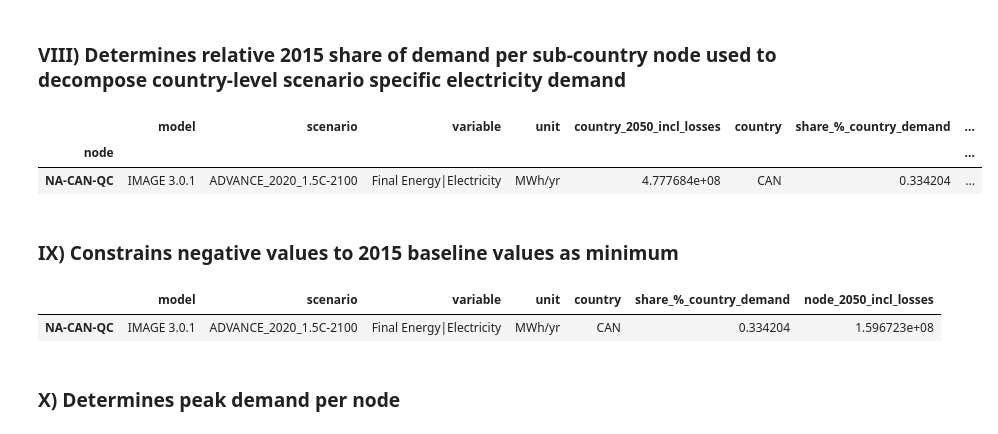
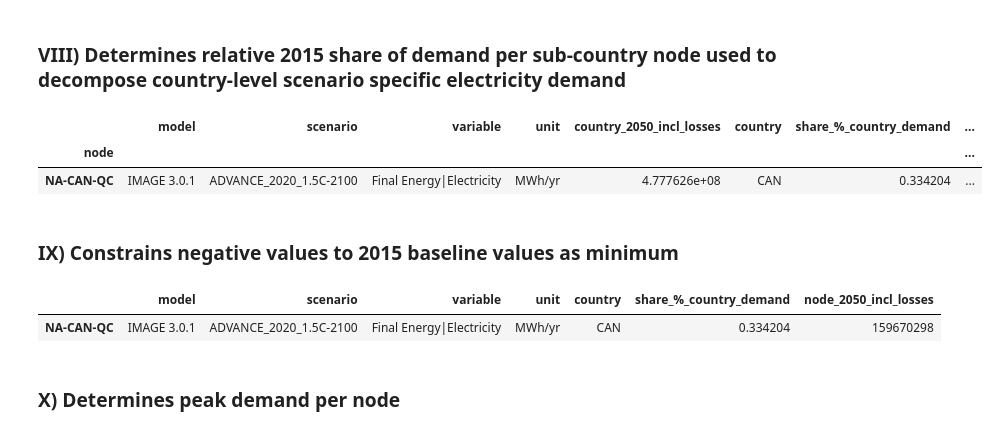
Before and after one commit to iiasa/IAM-powersystemmodel-linkage, a Jupyter notebook: IAMs - Power System Model Soft-Link.ipynb, the cells around one changed output. Drawn from its saved outputs; the diff is of its cells as text; code cells hidden in the pictures.

```diff
--- a/IAMs - Power System Model Soft-Link.ipynb
+++ b/IAMs - Power System Model Soft-Link.ipynb
@@ -427,7 +425,7 @@ country_POP_raw_missing = pd.merge(country_POP_raw_missing , import_POP_missing[
 
 assert country_POP_raw_missing.notnull().values.all() , print(country_POP_raw_missing)
 
-country_POP_raw = country_POP_raw.append(country_POP_raw_missing , ignore_index = False).drop_duplicates().set_index('country')
+country_POP_raw = pd.concat([country_POP_raw, country_POP_raw_missing]).drop_duplicates().set_index('country')
 
 country_POP_raw.head(1)
 # %% [output]
@@ -459,7 +457,7 @@ country_GDP_raw_missing = pd.merge(country_GDP_raw_missing , import_GDP_missing[
 
 assert country_GDP_raw_missing.notnull().values.all() , print(country_GDP_raw_missing)
 
-country_GDP_raw = country_GDP_raw.append(country_GDP_raw_missing , ignore_index = False).drop_duplicates().set_index('country')
+country_GDP_raw = pd.concat([country_GDP_raw, country_GDP_raw_missing]).drop_duplicates().set_index('country')
 
 country_GDP_raw.head(1)
 # %% [output]
@@ -491,7 +489,7 @@ country_URB_raw_missing = pd.merge(country_URB_raw_missing , import_URB_missing[
 
 assert country_URB_raw_missing.notnull().values.all() , print(country_URB_raw_missing)
 
-country_URB_raw = country_URB_raw.append(country_URB_raw_missing , ignore_index = False).drop_duplicates().set_index('country')
+country_URB_raw = pd.concat([country_URB_raw, country_URB_raw_missing]).drop_duplicates().set_index('country')
 
 country_URB_raw.head(1)
 # %% [output]
@@ -536,7 +534,7 @@ for x in country_regression.index.unique():
         country_regression_temp['R2_GDPppp_URB/CON'] = sklearn_lr.score(country_regression_temp[['WB_GDPppp' , 'WB_URB']]
                                                                            , country_regression_temp['OWID_CON'])
 
-        country_regression_grouped = country_regression_grouped.append(country_regression_temp)
+        country_regression_grouped = pd.concat([country_regression_grouped, country_regression_temp])
 
     #If urbanization is not included linear regression occurs with single independent variables (GDP|PPP) for the dependent
     #variable (electricity consumption).
@@ -550,7 +548,7 @@ for x in country_regression.index.unique():
         country_regression_temp['R2_GDPppp/CON'] = sklearn_lr.score(country_regression_temp[['WB_GDPppp']] ,
                                                                         country_regression_temp['OWID_CON'])
 
-        country_regression_grouped = country_regression_grouped.append(country_regression_temp)
+        country_regression_grouped = pd.concat([country_regression_grouped, country_regression_temp])
 
 country_regression.tail(2)
 # %% [output]
@@ -774,7 +772,7 @@ demand_2015_raw = demand_2015_raw.iloc[8760:].transpose().reset_index().rename(c
 #NA replaced with 1 to indicate 'share_%_country_demand' to be the full country.
 demand_2015_missing = import_spatial_mapping.node[(~import_spatial_mapping.node.isin(demand_2015_raw.node))]
 
-demand_2015_raw = demand_2015_raw.append(demand_2015_missing , ignore_index = False).fillna(1)
+demand_2015_raw = pd.concat([demand_2015_raw, demand_2015_missing]).fillna(1)
 
 #Adds country entry to dataframe (e.g. NA-USA-CA node gets column entry NA-USA country)
 demand_2015_raw.insert(loc = 0 , column = 'country' , value = demand_2015_raw['node'].str[:6])
@@ -787,34 +785,34 @@ country_demand_2015 = demand_2015_raw[demand_2015_raw['country'] == demand_2015_
 #Adds country-level 2015 demand in column adjacent to sub-country level 2015 demand and calculates relative share per country.
 node_demand_2015 = pd.merge(demand_2015_raw , country_demand_2015[['country' , 'country_demand_2015']] ,
                              on = 'country' , how ='left').dropna()
 
 node_demand_2015['share_%_country_demand'] = node_demand_2015['node_demand_2015'] / node_demand_2015['country_demand_2015']
 node_demand_2015['country'] = demand_2015_raw['country'].str[3:6]
 
 node_demand_scenario = {}
 
 for a in entries:
 
     #Drops the non-required columns and merges the 2015 and 2050 demand dataframes
     node_demand_scenario[a] = pd.merge(country_demand_losses_scenario[a][['model' , 'scenario' , 'variable' , 'unit' ,
                                                                           f'country_{snapshot_year}_incl_losses']] ,
                                        node_demand_2015[['country' , 'node' , 'share_%_country_demand']] ,
                                        left_index = True , right_on = 'country').set_index('node')
 
     #Multiplies the sub-country share of 2015 demand by the calculated 2050 demand to retrieve the 2050 final demand including
     #losses for all nodes (in MWh).
     node_demand_scenario[a][f'node_{snapshot_year}_incl_losses'
                            ] = (node_demand_scenario[a][f'country_{snapshot_year}_incl_losses'] * \
                                 node_demand_scenario[a]['share_%_country_demand']).round(2)
 
     #Filters out country rows for countries with sub-country nodes.
     node_demand_scenario[a] = node_demand_scenario[a][node_demand_scenario[a].index.isin(import_spatial_mapping.node)]
 
 node_demand_scenario[entries[-1]].loc[node_demand_scenario[entries[-1]].index == 'NA-CAN-QC']
 # %% [output]
 |  | model | scenario | variable | unit | country_2050_incl_losses | country | share_%_country_demand | ... |
 | node |  |  |  |  |  |  |  | ... |
-| NA-CAN-QC | IMAGE 3.0.1 | ADVANCE_2020_1.5C-2100 | Final Energy|Electricity | MWh/yr | 4.777684e+08 | CAN | 0.334204 | ... |
+| NA-CAN-QC | IMAGE 3.0.1 | ADVANCE_2020_1.5C-2100 | Final Energy|Electricity | MWh/yr | 4.777626e+08 | CAN | 0.334204 | ... |
 # %% [markdown]
 ### IX) Constrains negative values to 2015 baseline values as minimum
 # %%
@@ -837,15 +835,18 @@ for a in entries:
             node_demand_scenario_temp[f'node_{snapshot_year}_incl_losses'] = node_demand_scenario_temp[
                 f'node_{snapshot_year}_incl_losses'].clip(node_demand_2015_temp.iloc[0]['node_demand_2015'])
 
-        node_demand_scenario_final[a] = node_demand_scenario_final[a].append(node_demand_scenario_temp)
+        node_demand_scenario_final[a] = pd.concat([node_demand_scenario_final[a], pd.DataFrame(node_demand_scenario_temp
+                                                                                              ).transpose()])
 
     node_demand_scenario_final[a] = node_demand_scenario_final[a][node_demand_scenario[a].columns
                                                        ].drop(columns = {f'country_{snapshot_year}_incl_losses'})
 
+    node_demand_scenario_final[a] = node_demand_scenario_final[a].astype({f'node_{snapshot_year}_incl_losses' : int})
+
 node_demand_scenario_final[entries[-1]].loc[node_demand_scenario_final[entries[-1]].index == 'NA-CAN-QC']
 # %% [output]
 |  | model | scenario | variable | unit | country | share_%_country_demand | node_2050_incl_losses |
-| NA-CAN-QC | IMAGE 3.0.1 | ADVANCE_2020_1.5C-2100 | Final Energy|Electricity | MWh/yr | CAN | 0.334204 | 1.596723e+08 |
+| NA-CAN-QC | IMAGE 3.0.1 | ADVANCE_2020_1.5C-2100 | Final Energy|Electricity | MWh/yr | CAN | 0.334204 | 159670298 |
 # %% [markdown]
 ### X) Determines peak demand per node
 # %%
```
Also changed, not shown: parts of 9 cells of this notebook.
